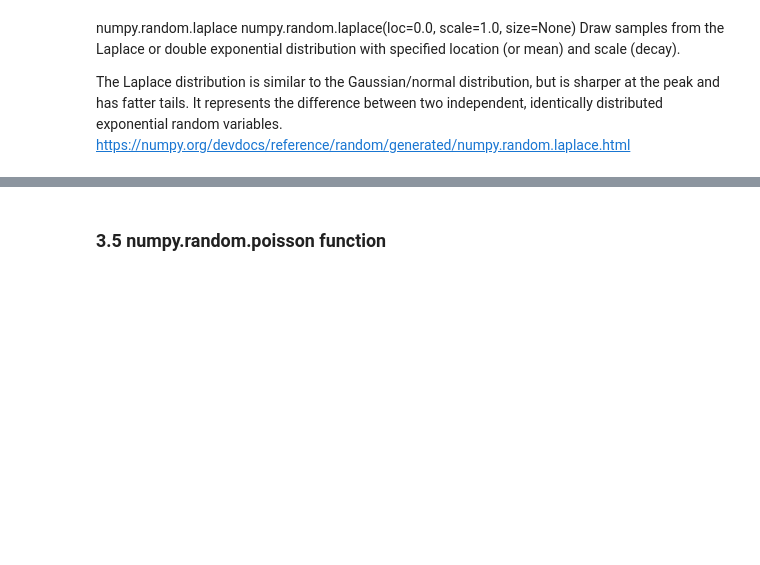
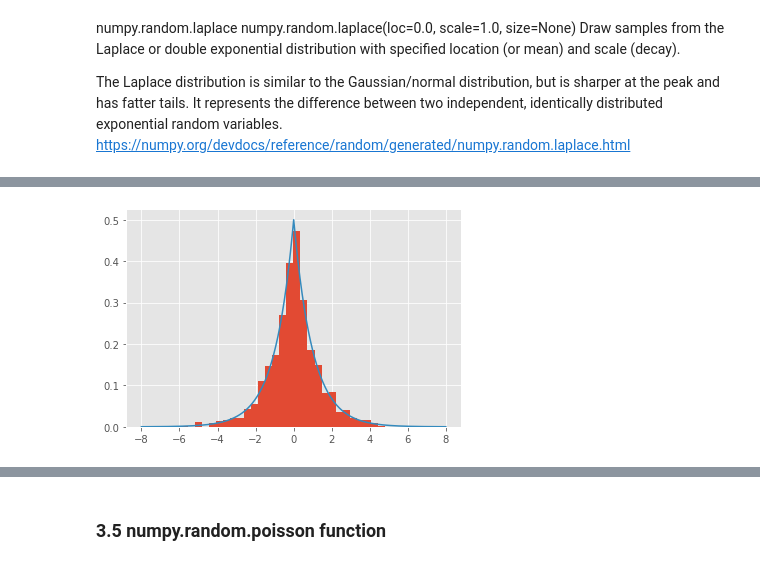
Before and after one commit to Samjean2020/progda-assignment2020, a Jupyter notebook: AssignmentPDA2020.py-checkpoint.ipynb, the cells around one changed output, grey strips where cells are left out. Saved outputs shown, nothing was run; the diff lists cells and outputs as text; code cells hidden in the pictures; blank space fills up the shorter version.

Commit message:
Last review of Python codes, outputs and comments.
Review of used Jupyter Notebook functionalities.

```diff
--- a/AssignmentPDA2020.py-checkpoint.ipynb
+++ b/AssignmentPDA2020.py-checkpoint.ipynb
@@ -529,0 +547,12 @@ array([-6.54465773e-02,  9.43622097e-01,  3.68503807e-01,  2.20607172e-01,
+# %%
+# Display the histogram of the samples, along with the probability density function:
+import numpy as np
+import matplotlib.pyplot as plt
+count, bins, ignored = plt.hist(s, 30, density=True)
+x = np.arange(-8., 8., .01)
+pdf = np.exp(-abs(x-loc)/scale)/(2.*scale)
+plt.plot(x, pdf)
+plt.style.use("ggplot")
+plt.show()
+# %% [output]
+[figure, added]
```
Also changed, not shown: parts of 107 cells of this notebook.
